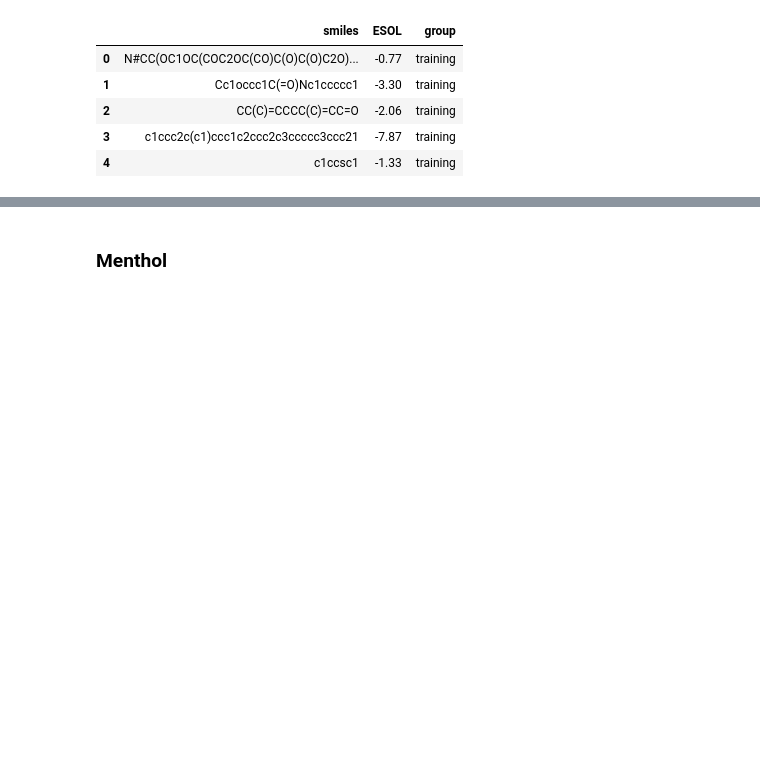
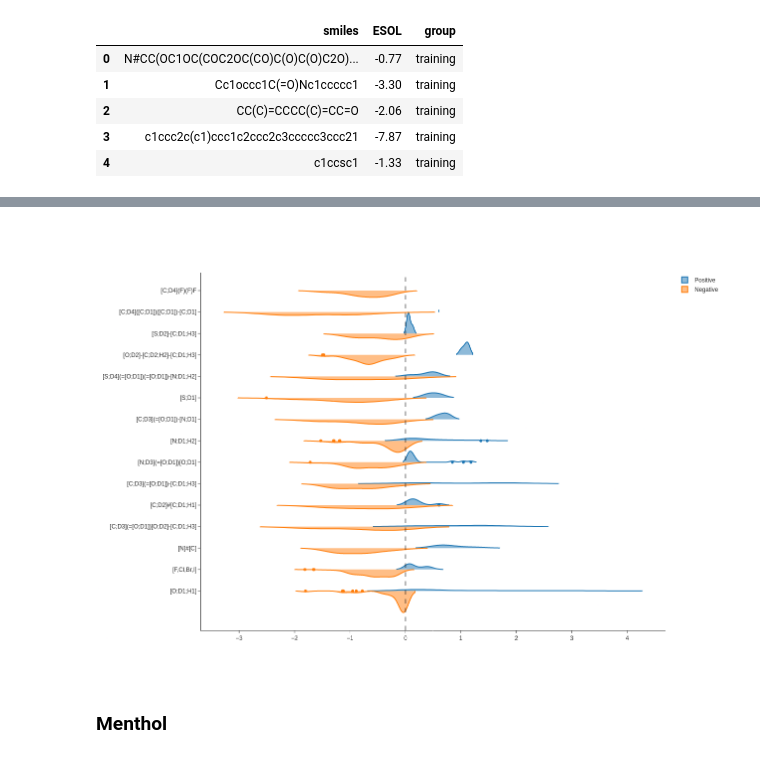
Before and after one commit to xwieme/MastatThesis, a Jupyter notebook: code/ESOL_SME.ipynb, the cells around one changed output, grey strips where cells are left out. Saved outputs shown, nothing was run; the diff lists cells and outputs as text; code cells hidden in the pictures; blank space fills up the shorter version.

```diff
--- a/code/ESOL_SME.ipynb
+++ b/code/ESOL_SME.ipynb
@@ -359,3 +399,27 @@ C(=[O;D1])-[N;D1]                  : -0.040
+# %%
+fig = go.Figure()
+
+fig.add_traces([
+    go.Violin(
+        x=attributions_structure["attribution"][attributions_structure["attribution"] > 0],
+        y=attributions_structure["functional_group"][attributions_structure["attribution"] > 0],
+        name="Positive", side="positive"
+    ),
+    go.Violin(
+        x=attributions_structure["attribution"][attributions_structure["attribution"] < 0],
+        y=attributions_structure["functional_group"][attributions_structure["attribution"] < 0],
+        name="Negative", side="negative"
+    )
+])
+
+fig.add_vline(x=0, line_width=3, line_dash="dash")
+fig.update_traces(scalemode='count', width=2, orientation='h')
+fig.update_layout(autosize=False, width=700, height=900, template="simple_white",
+                 violingap=0, violingroupgap=0, violinmode='overlay'
+)
+fig.show()
+# %% [output]
+[figure, added]
 # %% [markdown]
 ### Menthol
 # %%
```
Also changed, not shown: parts of 23 cells of this notebook, 2 other files.
